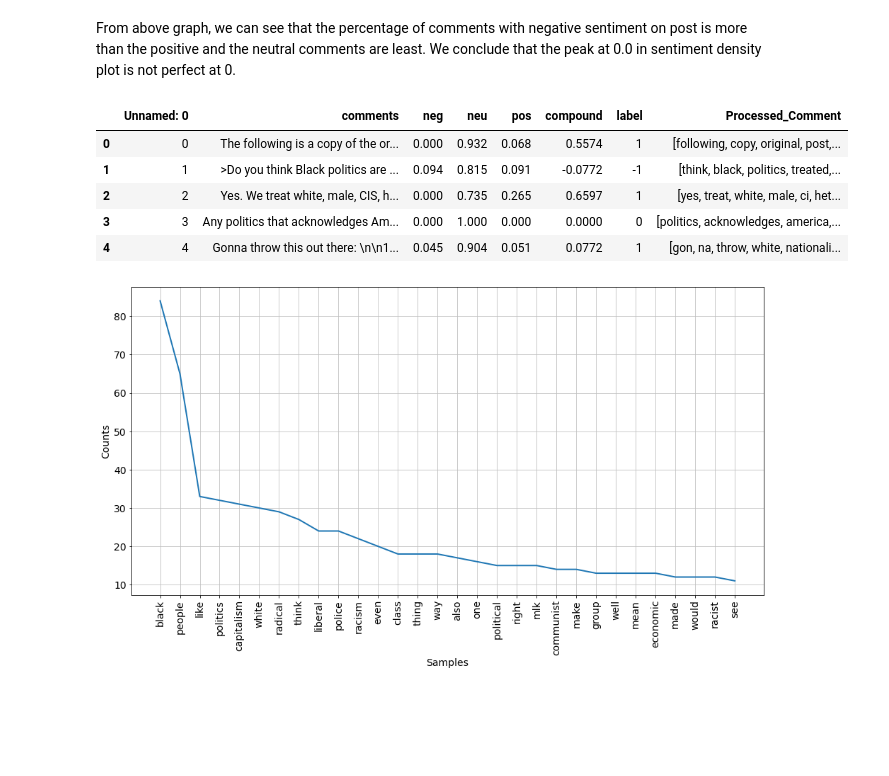
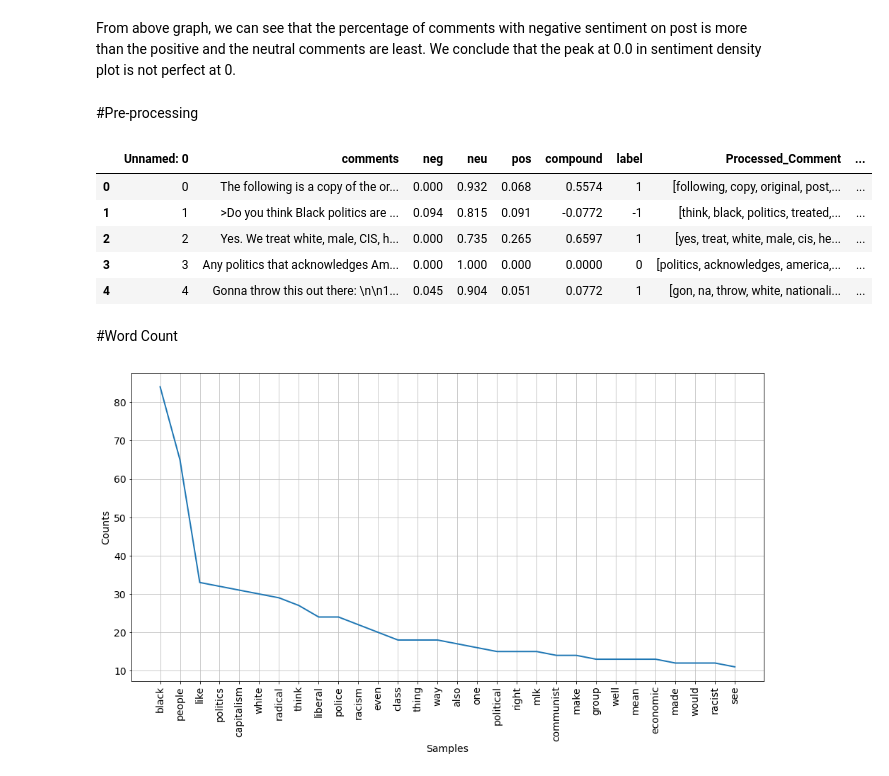
Before and after one commit to Akshay024/Reddit-Post-Comments-Analysis, a Jupyter notebook: comments_analysis.ipynb, the cells around one changed output. Drawn from its saved outputs; the diff is of its cells as text; code cells hidden in the pictures; blank space fills up the shorter version.

```diff
--- a/comments_analysis.ipynb
+++ b/comments_analysis.ipynb
@@ -123,6 +122,8 @@ plt.show()
 [figure]
 # %% [markdown]
 From above graph, we can see that the percentage of comments with negative sentiment on post is more than the positive and the neutral comments are least. We conclude that the  peak at 0.0 in sentiment density plot is not perfect at 0.
+# %% [markdown]
+#Pre-processing
 # %%
 def preprocess(comment):
     preprocess_comment = comment
@@ -135,15 +136,17 @@ sentiment_df['Processed_Comment'] = sentiment_df['comments'].apply(lambda x: pre
 # %%
 sentiment_df['Processed_Comment'] = sentiment_df['Processed_Comment'].apply(word_tokenize) #tokenization
 # lemmetization
 lemmatizer = WordNetLemmatizer()
-sentiment_df['Processed_Comment'] = sentiment_df['Processed_Comment'].apply(lambda x: [lemmatizer.lemmatize(word) for word in x])
+sentiment_df['lemmatize_Comment'] = sentiment_df['Processed_Comment'].apply(lambda x: [lemmatizer.lemmatize(word) for word in x])
 sentiment_df.head(5)
 # %% [output]
-|  | Unnamed: 0 | comments | neg | neu | pos | compound | label | Processed_Comment |
-| 0 | 0 | The following is a copy of the or... | 0.000 | 0.932 | 0.068 | 0.5574 | 1 | [following, copy, original, post,... |
-| 1 | 1 | >Do you think Black politics are ... | 0.094 | 0.815 | 0.091 | -0.0772 | -1 | [think, black, politics, treated,... |
-| 2 | 2 | Yes. We treat white, male, CIS, h... | 0.000 | 0.735 | 0.265 | 0.6597 | 1 | [yes, treat, white, male, ci, het... |
-| 3 | 3 | Any politics that acknowledges Am... | 0.000 | 1.000 | 0.000 | 0.0000 | 0 | [politics, acknowledges, america,... |
-| 4 | 4 | Gonna throw this out there: \n\n1... | 0.045 | 0.904 | 0.051 | 0.0772 | 1 | [gon, na, throw, white, nationali... |
+|  | Unnamed: 0 | comments | neg | neu | pos | compound | label | Processed_Comment | ... |
+| 0 | 0 | The following is a copy of the or... | 0.000 | 0.932 | 0.068 | 0.5574 | 1 | [following, copy, original, post,... | ... |
+| 1 | 1 | >Do you think Black politics are ... | 0.094 | 0.815 | 0.091 | -0.0772 | -1 | [think, black, politics, treated,... | ... |
+| 2 | 2 | Yes. We treat white, male, CIS, h... | 0.000 | 0.735 | 0.265 | 0.6597 | 1 | [yes, treat, white, male, cis, he... | ... |
+| 3 | 3 | Any politics that acknowledges Am... | 0.000 | 1.000 | 0.000 | 0.0000 | 0 | [politics, acknowledges, america,... | ... |
+| 4 | 4 | Gonna throw this out there: \n\n1... | 0.045 | 0.904 | 0.051 | 0.0772 | 1 | [gon, na, throw, white, nationali... | ... |
+# %% [markdown]
+#Word Count
 # %%
 # frequency of words
```
Also changed, not shown: parts of 45 cells of this notebook.
